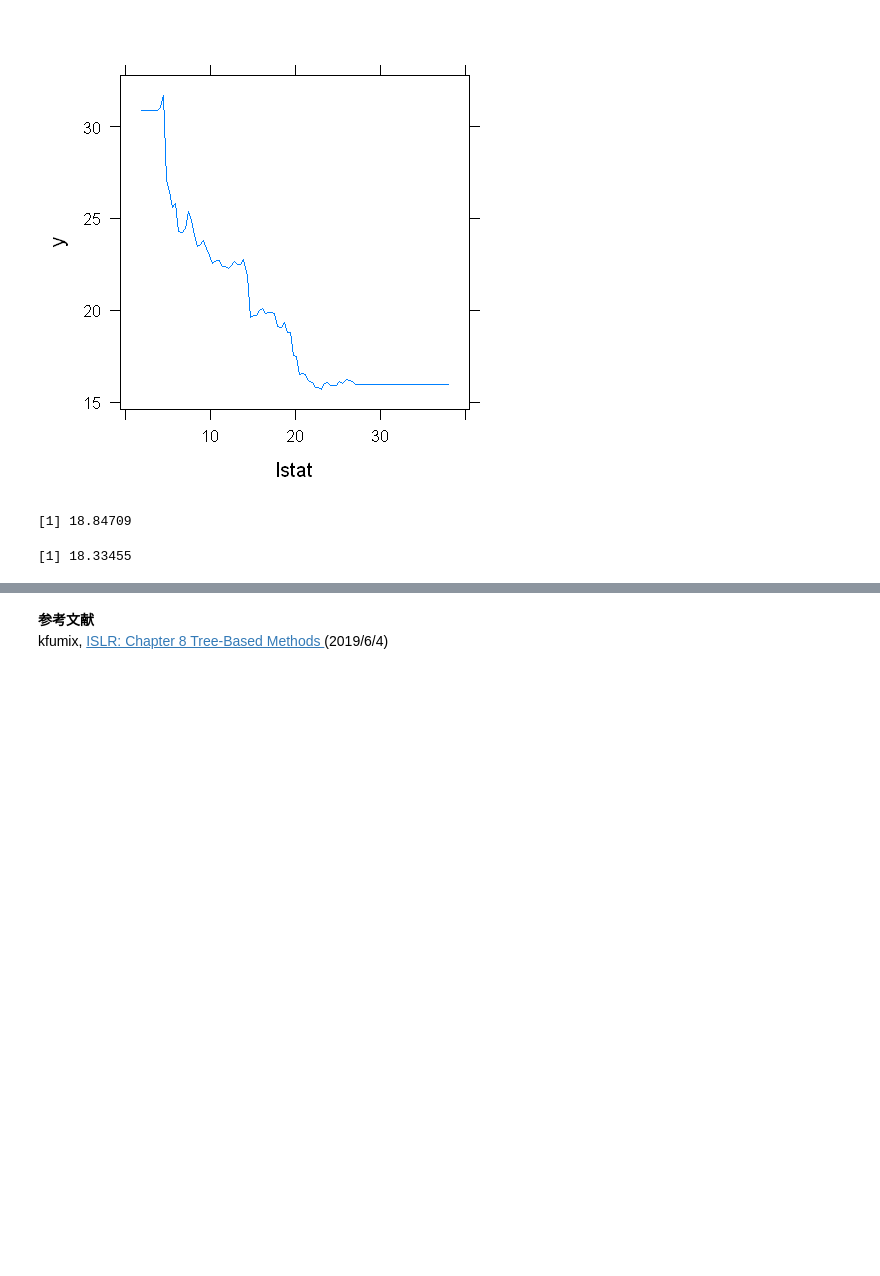
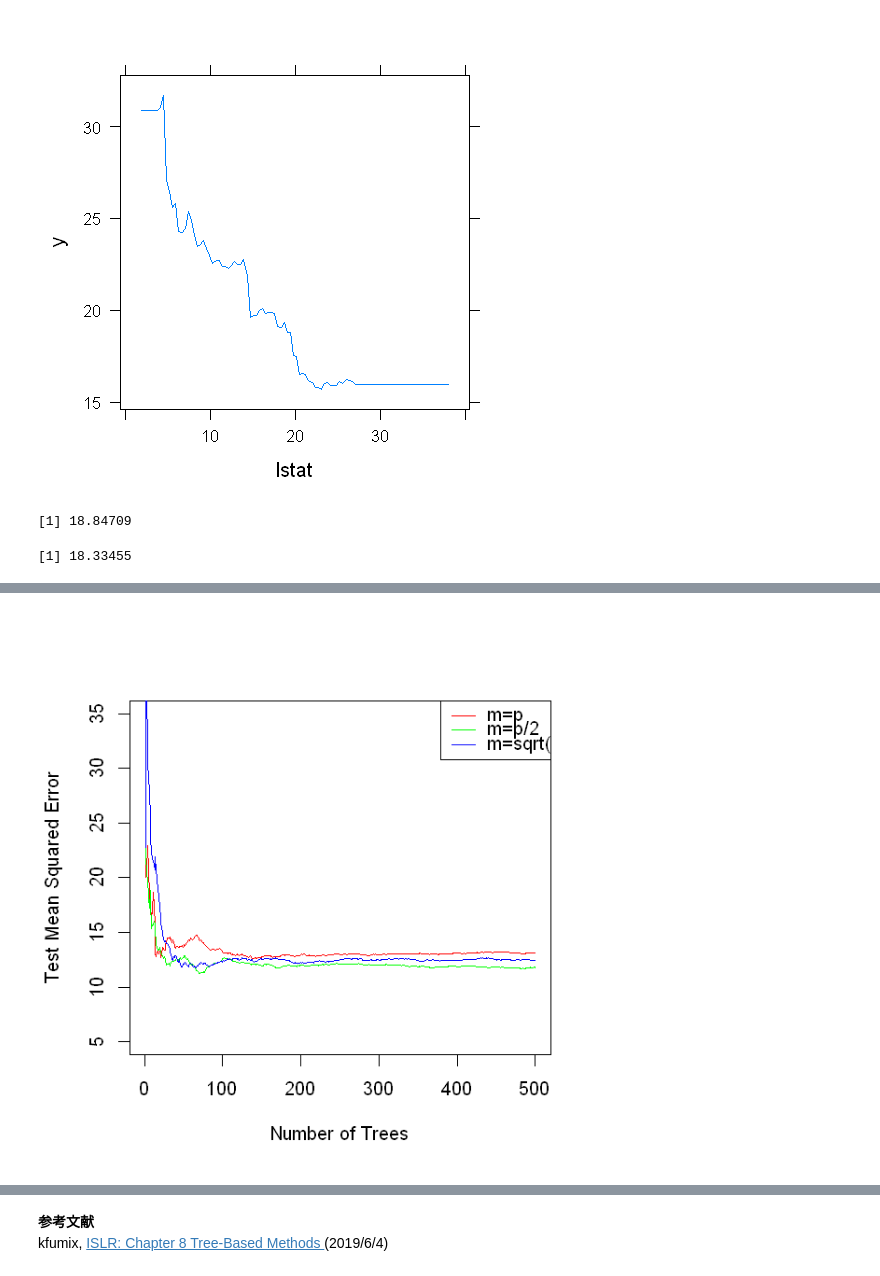
Before and after one commit to yellowmeteor/met_python.github.io, a Jupyter notebook: ISLR/8_Tree-Based_Methods.ipynb, the cells around one changed output, grey strips where cells are left out. Cells and saved outputs as stored; diff of their text form; code cells hidden in the pictures; blank space fills up the shorter version.

```diff
--- a/ISLR/8_Tree-Based_Methods.ipynb
+++ b/ISLR/8_Tree-Based_Methods.ipynb
@@ -452,0 +505,20 @@ $$
+# %%
+# 7
+
+# 図8.10と似た図を作成（そもそも回帰ランダムフォレストしかできなくて困る）
+train = sample(1:nrow(Boston), nrow(Boston)/2) # 訓練データ
+ntree = 500 # 予測値の個数
+m_1 = floor(length(Boston) - 1) # medv以外の変数と同じ個数
+m_2 = floor(m_1 / 2)
+m_3 = floor(sqrt(m_1))
+rf1.boston = randomForest(medv~., data=Boston, subset=train, mtry=m_1, ntree=500)
+rf2.boston = randomForest(medv~., data=Boston, subset=train, mtry=m_2, ntree=500)
+rf3.boston = randomForest(medv~., data=Boston, subset=train, mtry=m_3, ntree=500)
+
+options(repr.plot.width=5, repr.plot.height=5) # jupyter用
+plot(1:500, rf1.boston$mse, col="red", type = "l", xlab="Number of Trees", ylab = "Test Mean Squared Error", ylim=c(5, 35))
+lines(1:500, rf2.boston$mse, col="green", type = "l")
+lines(1:500, rf3.boston$mse, col="blue", type = "l")
+legend("topright", c("m=p", "m=p/2", "m=sqrt(p)"), col = c("red", "green", "blue"), cex = 1, lty = 1)
+# %% [output]
+[figure, added]
```
Also changed, not shown: parts of 12 cells of this notebook, 3 other files.
